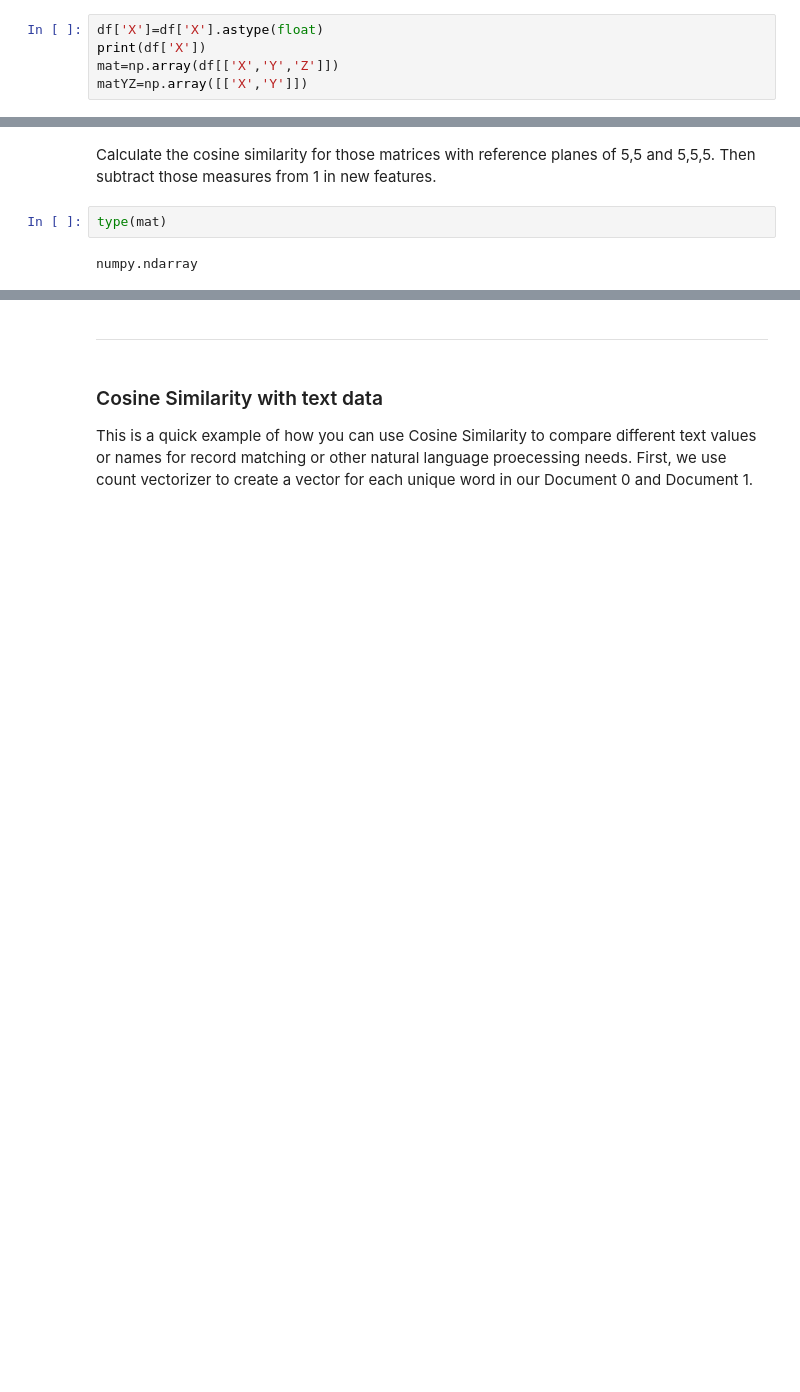
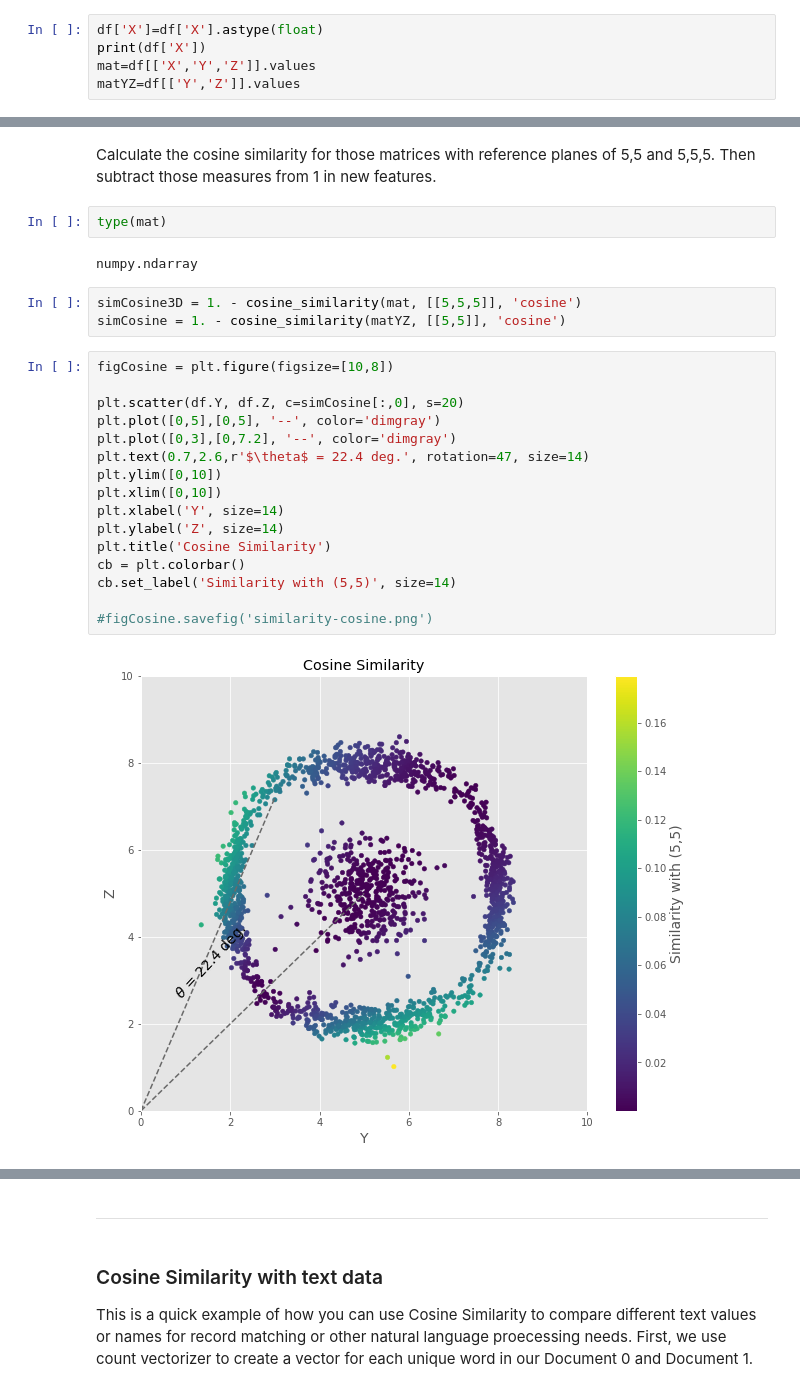
Before and after one commit to ZSolt912/SpringBord_Career_Track_May262020, a Jupyter notebook: Cosine_Similarity_Case_Study.ipynb, the cells around one changed output, grey strips where cells are left out. Saved outputs shown, nothing was run; the diff lists cells and outputs as text; blank space fills up the shorter version.

```diff
--- a/Cosine_Similarity_Case_Study.ipynb
+++ b/Cosine_Similarity_Case_Study.ipynb
@@ -58,8 +58,8 @@ All points in our dataset can be thought of as feature vectors. We illustrate it
 # %%
 df['X']=df['X'].astype(float)
 print(df['X'])
-mat=np.array(df[['X','Y','Z']])
-matYZ=np.array([['X','Y']])
+mat=df[['X','Y','Z']].values
+matYZ=df[['Y','Z']].values
 # %% [output]
 0       5.135779
 1       4.280721
@@ -79,3 +79,24 @@ Calculate the cosine similarity for those matrices with reference planes of 5,5
 type(mat)
 # %% [output]
 numpy.ndarray
+# %%
+simCosine3D = 1. - cosine_similarity(mat, [[5,5,5]], 'cosine')
+simCosine = 1. - cosine_similarity(matYZ, [[5,5]], 'cosine')
+# %%
+figCosine = plt.figure(figsize=[10,8])
+
+plt.scatter(df.Y, df.Z, c=simCosine[:,0], s=20)
+plt.plot([0,5],[0,5], '--', color='dimgray')
+plt.plot([0,3],[0,7.2], '--', color='dimgray')
+plt.text(0.7,2.6,r'$\theta$ = 22.4 deg.', rotation=47, size=14)
+plt.ylim([0,10])
+plt.xlim([0,10])
+plt.xlabel('Y', size=14)
+plt.ylabel('Z', size=14)
+plt.title('Cosine Similarity')
+cb = plt.colorbar()
+cb.set_label('Similarity with (5,5)', size=14)
+
+#figCosine.savefig('similarity-cosine.png')
+# %% [output]
+[figure, added]
```
Also changed, not shown: parts of 5 cells of this notebook.
